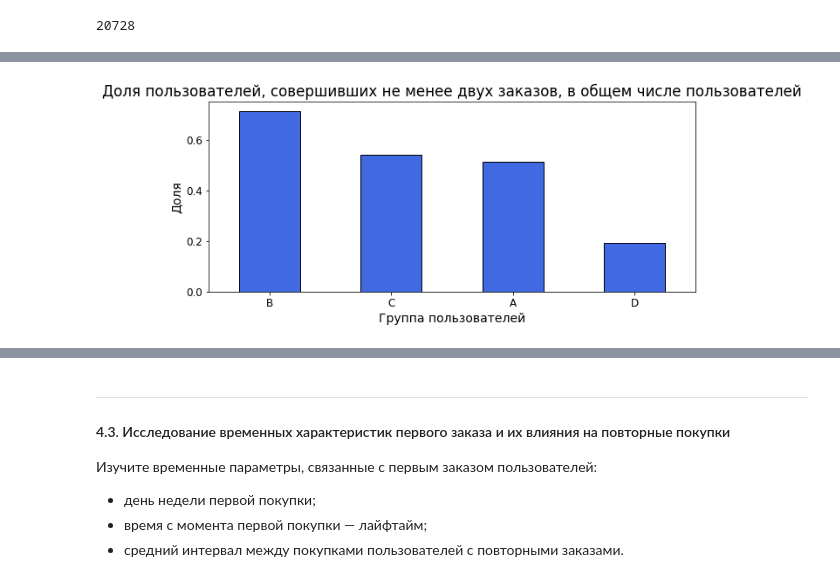
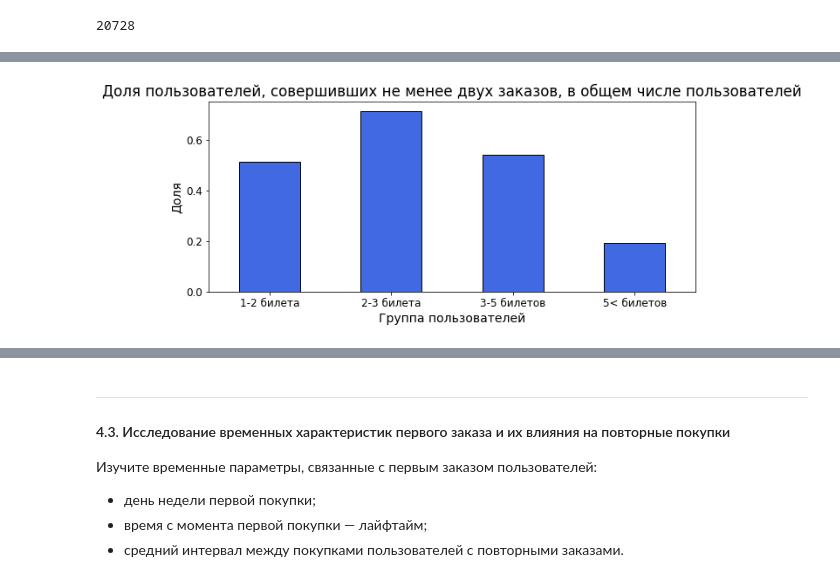
Before and after one commit to dimaxi1007/afisha, a Jupyter notebook: afisha.ipynb, the cells around one changed output, grey strips where cells are left out. Cells and saved outputs as stored; diff of their text form; code cells hidden in the pictures.

```diff
--- a/afisha.ipynb
+++ b/afisha.ipynb
@@ -1163,8 +1486,7 @@ df_fe
 # %% [markdown]
 При расчете моды по признаку `is_two` были выявлены нулевые значения исходного поля `revenue` преимущественно у оператора Билеты без проблем. Нулевые цены будут искажать статистику при работе с показателями выручки. Исключим такие записи из датафрейма. Отрицательные выручки - возвраты - не велики и не многочисленны, можно их оставить.
 # %%
-dff = df.loc[df['avg_revenue_rub'] != 0]
-# dff
+dff = (df.loc[df['avg_revenue_rub'] != 0]).copy()
 # %%
 #определим стоимость билета и запишем ее в новое поле
 dff['avg_ticket_price']=dff['avg_revenue_rub']/dff['avg_tickets_per_order']
@@ -1367,6 +1657,8 @@ Name: avg_revenue_rub, dtype: float64
 dff['avg_tickets_per_order'].max()
 # %% [output]
 12.0
+# %%
+dff['ticket_group'] = pd.cut(dff['avg_tickets_per_order'], bins=[1,2,3,5,100], right=False, labels=['1-2 билета','2-3 билета','3-5 билетов','5< билетов'])
 # %%
 plt.figure(figsize=(14,5))
 sns.histplot(data=dff, x='avg_tickets_per_order', hue='is_two',
@@ -1392,4 +1701,4 @@ plt.show()
  - каждого сегмента общее число пользователей
  - долю пользователей, совершивших повторные заказы.
 # %%
-dff['ticket_group'] = pd.cut(dff['avg_tickets_per_order'], bins=[1,2,3,5,100], right=False, labels=['A','B','C','D'])
+#разделение на группы перенес на предыдущий шаг
@@ -1406,11 +1709,11 @@ dff['ticket_group'].value_counts().sum() #???
 # %% [output]
 20728
 # %%
-pt_t = pd.pivot_table(data=dff, index='ticket_group', values=['total_orders'], columns='is_two', aggfunc=['count'])
-df_t = pd.DataFrame(pt_t)
-df_t[('count', 'total_orders', 'total')] = df_t[('count', 'total_orders', 0)]+df_t[('count', 'total_orders', 1)]
-df_t[('count', 'total_orders', 'share2')] = df_t[('count', 'total_orders', 1)]/(df_t[('count', 'total_orders', 0)]+df_t[('count', 'total_orders', 1)])
-df_t
+pt = pd.pivot_table(data=dff, index='ticket_group', values=['total_orders'], columns='is_two', aggfunc=['count'])
+ticket_group = pd.DataFrame(pt)
+ticket_group[('count', 'total_orders', 'total')] = ticket_group[('count', 'total_orders', 0)]+ticket_group[('count', 'total_orders', 1)]
+ticket_group[('count', 'total_orders', 'share2')] = ticket_group[('count', 'total_orders', 1)]/(ticket_group[('count', 'total_orders', 0)]+ticket_group[('count', 'total_orders', 1)])
+ticket_group
 # %% [output]
 |  | count |  |  |  |
 |  | total_orders |  |  |  |
@@ -1433,16 +1726,16 @@ df_t
 # %%
-df_t[('count', 'total_orders', 'share2')].sort_values(ascending=False).plot(
+ticket_group[('count', 'total_orders', 'share2')].plot(
     kind='bar',
     xlabel='Группа пользователей',
     ylabel='Доля',
     legend=False,
     rot=0,
     title='Доля пользователей, совершивших не менее двух заказов, в общем числе пользователей',
     figsize=(10,4),
     fontsize = 12,
     color = ['royalblue'],
     edgecolor='black'
     )
 plt.show()
 # %% [output]
-[figure, old version]
+[figure, new version]
```
Also changed, not shown: parts of 127 cells of this notebook, 2 other files.
